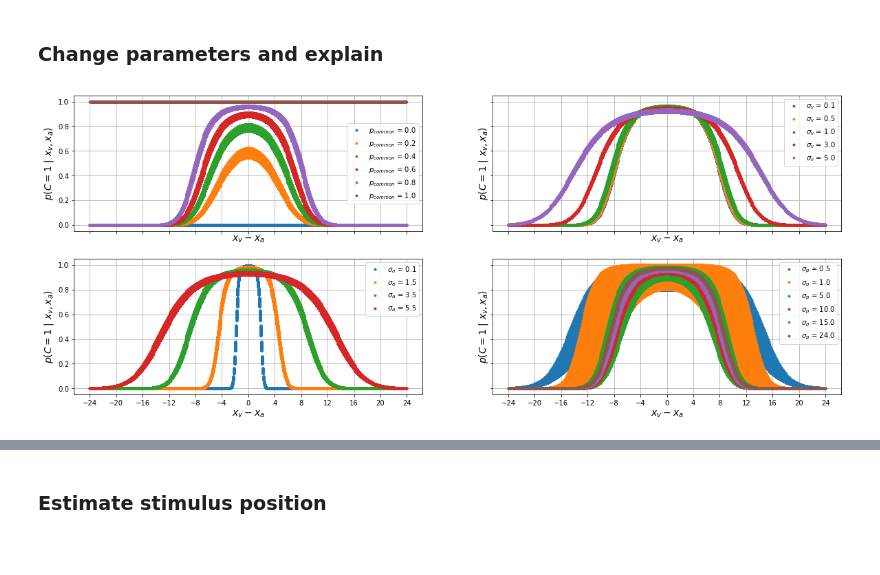
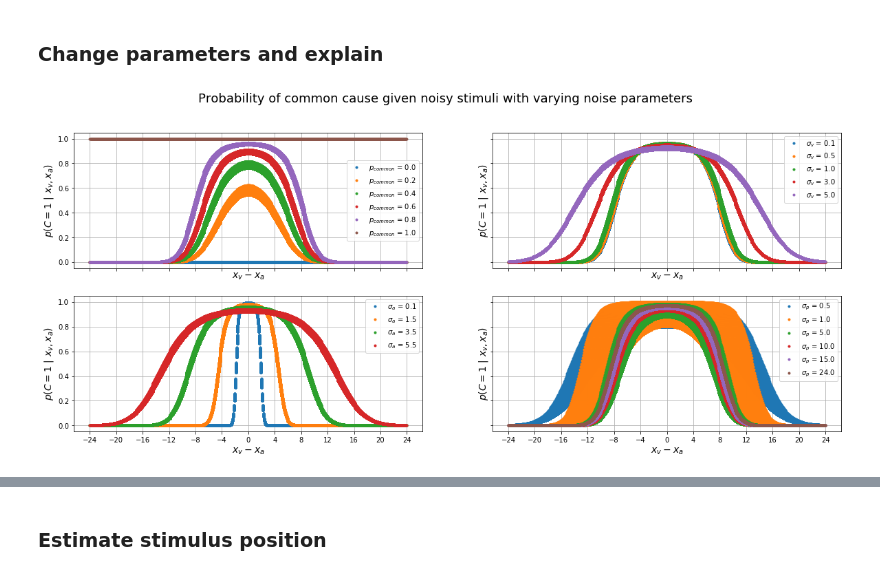
Before and after one commit to psrmx/The_Chantastic4, a Jupyter notebook: MultisensoryPerception/MultisensoryPerception-MengPao.ipynb, the cells around one changed output, grey strips where cells are left out. Saved outputs shown, nothing was run; the diff lists cells and outputs as text; code cells hidden in the pictures; blank space fills up the shorter version.

```diff
--- a/MultisensoryPerception/MultisensoryPerception-MengPao.ipynb
+++ b/MultisensoryPerception/MultisensoryPerception-MengPao.ipynb
@@ -109,18 +111,19 @@ for sigma_p in sigma_ps:
 # %%
 # Visualize
 fig, axes = plt.subplots(2, 2, sharex=True, sharey=True, figsize=(20,8))
 axes = axes.ravel()
 params = [p_coms, sigma_vs, sigma_as, sigma_ps]
 labels = [r'$p_{common}$', r'$\sigma_v$', r'$\sigma_a$', r'$\sigma_p$']
 for j, p_C1s_v in enumerate([p_C1s_v1, p_C1s_v2, p_C1s_v3, p_C1s_v4]):
     for i, p_C1s in enumerate(p_C1s_v):
         axes[j].plot(disparity, p_C1s, '.', label=str(labels[j])+" = %.1f"%params[j][i])
     #axes[j].set_title("Probability of a common cause given noisy stimuli, change sigma_a", size=18)
     axes[j].set_xlabel(r'$x_v - x_a$', size=14)
     axes[j].set_ylabel(r'$p(C=1\ |\ x_v, x_a)$', size=14)
     axes[j].set_xticks(np.linspace(2*pos.min(),2*pos.max(),13))
     axes[j].legend()
     axes[j].grid()
+plt.suptitle('Probability of common cause given noisy stimuli with varying noise parameters', size=18)
 plt.show()
 # %% [output]
-[figure, old version]
+[figure, new version]
```
Also changed, not shown: parts of 60 cells of this notebook.
